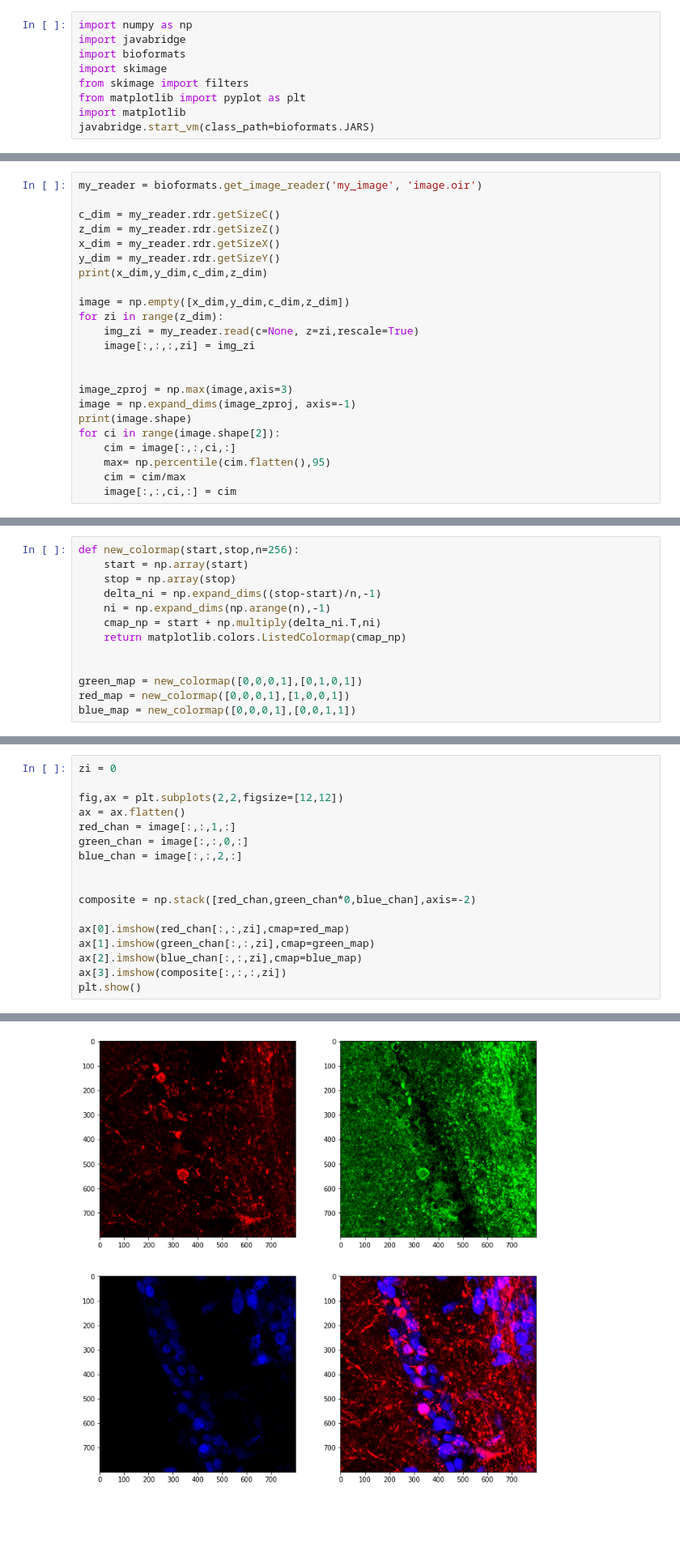
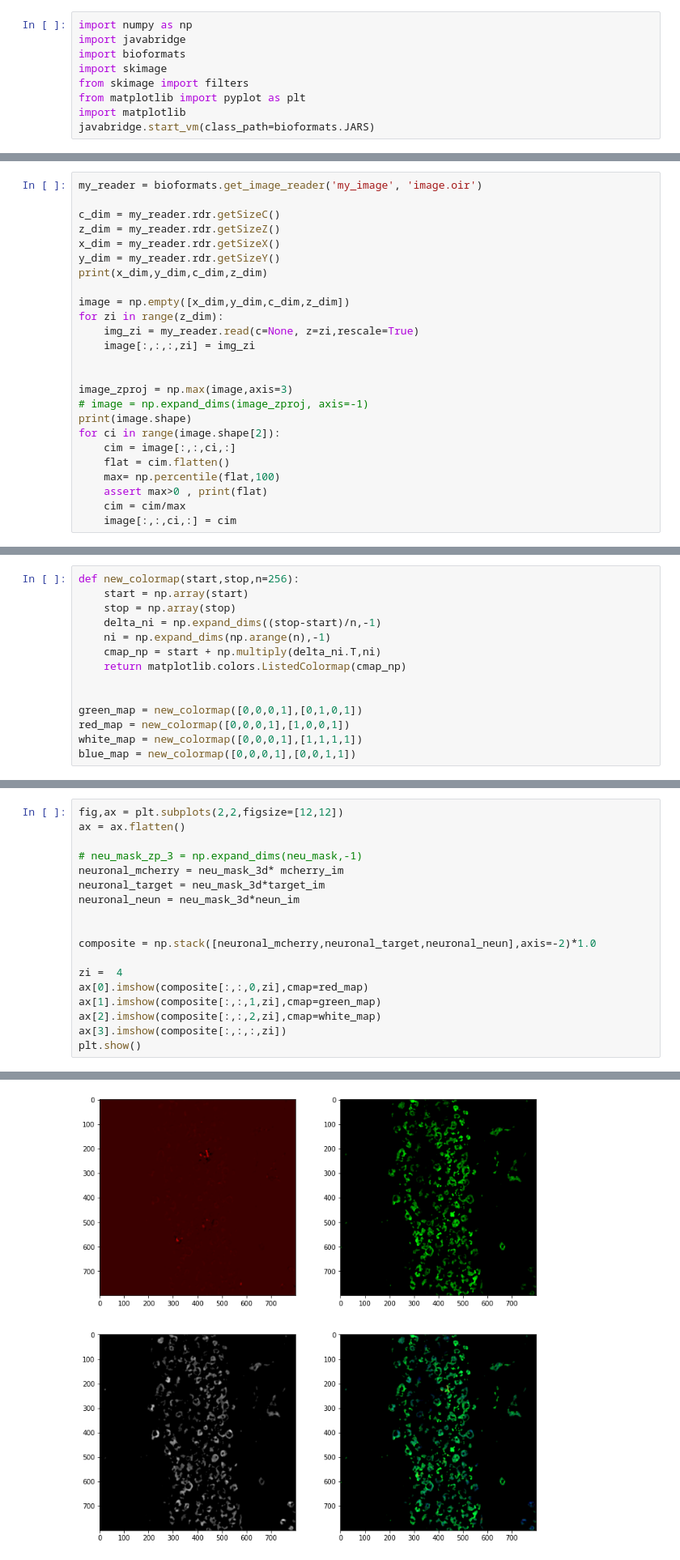
Before and after one commit to dtabuena/Images, a Jupyter notebook: Analyzing_Confocal.ipynb, the cells around one changed output, grey strips where cells are left out. Shown at 81% size. Cells and saved outputs as stored; diff of their text form; blank space fills up the shorter version.

```diff
--- a/Analyzing_Confocal.ipynb
+++ b/Analyzing_Confocal.ipynb
@@ -71,11 +69,13 @@ for zi in range(z_dim):
 
 
 image_zproj = np.max(image,axis=3)
-image = np.expand_dims(image_zproj, axis=-1)
+# image = np.expand_dims(image_zproj, axis=-1)
 print(image.shape)
 for ci in range(image.shape[2]):
     cim = image[:,:,ci,:]
-    max= np.percentile(cim.flatten(),95)
+    flat = cim.flatten()
+    max= np.percentile(flat,100)
+    assert max>0 , print(flat)
     cim = cim/max
     image[:,:,ci,:] = cim
 # %% [output]
@@ -93,4 +93,5 @@ def new_colormap(start,stop,n=256):
 
 green_map = new_colormap([0,0,0,1],[0,1,0,1])
 red_map = new_colormap([0,0,0,1],[1,0,0,1])
+white_map = new_colormap([0,0,0,1],[1,1,1,1])
 blue_map = new_colormap([0,0,0,1],[0,0,1,1])
@@ -97,20 +190,21 @@ blue_map = new_colormap([0,0,0,1],[0,0,1,1])
 # %%
-zi = 0
-
 fig,ax = plt.subplots(2,2,figsize=[12,12])
 ax = ax.flatten()
-red_chan = image[:,:,1,:]
-green_chan = image[:,:,0,:]
-blue_chan = image[:,:,2,:]
+
+# neu_mask_zp_3 = np.expand_dims(neu_mask,-1)
+neuronal_mcherry = neu_mask_3d* mcherry_im
+neuronal_target = neu_mask_3d*target_im
+neuronal_neun = neu_mask_3d*neun_im
 
 
-composite = np.stack([red_chan,green_chan*0,blue_chan],axis=-2)
+composite = np.stack([neuronal_mcherry,neuronal_target,neuronal_neun],axis=-2)*1.0
 
-ax[0].imshow(red_chan[:,:,zi],cmap=red_map)
-ax[1].imshow(green_chan[:,:,zi],cmap=green_map)
-ax[2].imshow(blue_chan[:,:,zi],cmap=blue_map)
+zi =  4
+ax[0].imshow(composite[:,:,0,zi],cmap=red_map)
+ax[1].imshow(composite[:,:,1,zi],cmap=green_map)
+ax[2].imshow(composite[:,:,2,zi],cmap=white_map)
 ax[3].imshow(composite[:,:,:,zi])
 plt.show()
 # %% [output]
 WARNING:matplotlib.image:Clipping input data to the valid range for imshow with RGB data ([0..1] for floats or [0..255] for integers).
-[figure, old version]
+[figure, new version]
```
Also changed, not shown: parts of 11 cells of this notebook.
